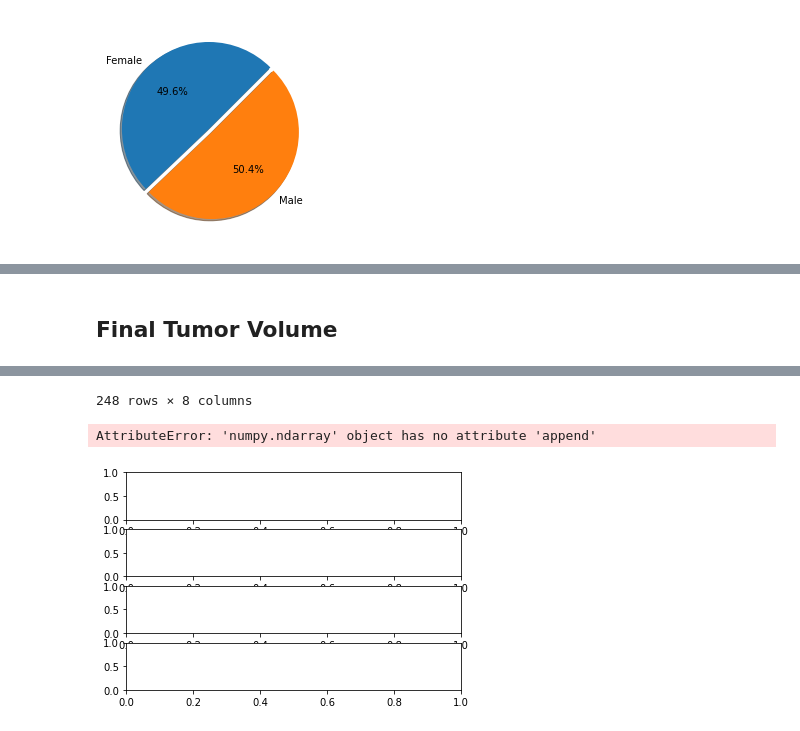
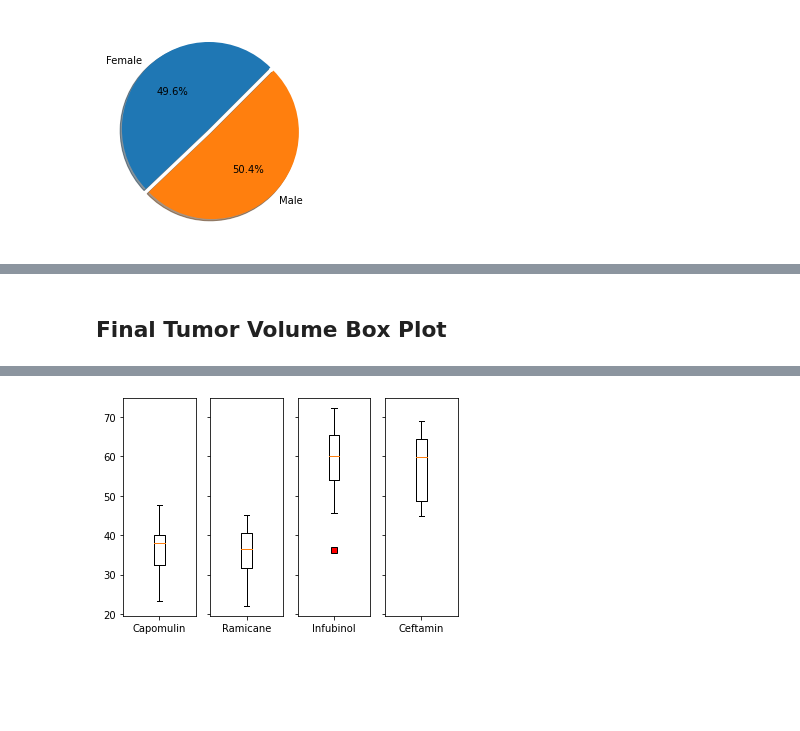
Before and after one commit to asundquistdavis/MatPlotLib-Challenge, a Jupyter notebook: PyMaceuticals/main.ipynb, the cells around one changed output, grey strips where cells are left out. Drawn from its saved outputs; the diff is of its cells as text; code cells hidden in the pictures; blank space fills up the shorter version.

```diff
--- a/PyMaceuticals/main.ipynb
+++ b/PyMaceuticals/main.ipynb
@@ -224,11 +279,12 @@ plt.pie(mouse_df.groupby('Sex').count()['Mouse ID'], labels=labels, autopct='%.1
 # %% [markdown]
-## Final Tumor Volume
+## Final Tumor Volume Box Plot
 # %%
-# Create df that stores maximum timepoint for each mouse ID
-greatest_timepoint_by_ID = study_df.groupby('Mouse ID').max()['Timepoint']
+#Create subplots and color outliesr
+fig, (ax0, ax1, ax2, ax3) = plt.subplots(ncols=4, sharey=True)
+ax0.boxplot(final_volume_list[0], labels=['Capomulin'], flierprops={'markerfacecolor':'r','marker':'s'})
+ax1.boxplot(final_volume_list[1], labels=['Ramicane'], flierprops={'markerfacecolor':'r','marker':'s'})
+ax2.boxplot(final_volume_list[2], labels=['Infubinol'], flierprops={'markerfacecolor':'r','marker':'s'})
+ax3.boxplot(final_volume_list[3], labels=['Ceftamin'], flierprops={'markerfacecolor':'r','marker':'s'})
 
-# Merge new df with original on ID and timepoint for each pair of ID and timepoint from the new df (the one that only has the maximun timepoints)
-greatest_timepoint_by_ID = pd.merge(greatest_timepoint_by_ID, study_df, on=['Mouse ID','Timepoint'], how='left')
-
-greatest_timepoint_by_ID
+plt.show()
 # %% [output]
@@ -247,40 +291 @@ greatest_timepoint_by_ID
-248 rows × 8 columns
+[figure, added]
-# %%
-# Create a list of Drug Regimens of interest
-drugs = ['Capomulin', 'Ramicane', 'Infubinol', 'Ceftamin']
-
-final_volume_list = []
-outlier_list = []
-volume_by_drug_summary = pd.DataFrame()
-
-# Loop through the different drug regimens
-for index, drug in enumerate(drugs):
-
-    # Get  all tumor volumes at max timepoint for current regimen
-    final_volume = greatest_timepoint_by_ID.loc[greatest_timepoint_by_ID['Drug Regimen'] == drug, :]
-
-    final_volume_list.append(final_volume['Tumor Volume (mm3)'])
-
-    # Read quartiles and fill in summary table
-    quars = final_volume_list[index].quantile([.25,.5,.75])
-    volume_by_drug_summary.loc[drug, 'Q1'] = quars[.25]
-    volume_by_drug_summary.loc[drug, 'Median'] = quars[.5]
-    volume_by_drug_summary.loc[drug, 'Q3'] = quars[.75]
-    volume_by_drug_summary.loc[drug, 'IQR'] = quars[.75] - quars[.25]
-    volume_by_drug_summary.loc[drug, 'Lower Bound'] = quars[.25] - 1.5 * (quars[.75] - quars[.25])
-    volume_by_drug_summary.loc[drug, 'Upper Bound'] = quars[.75] + 1.5 * (quars[.75] - quars[.25])
-    volume_by_drug_summary.loc[drug, 'Number of Outliers'] = final_volume.loc[(final_volume['Tumor Volume (mm3)'] > volume_by_drug_summary.loc[drug, 'Upper Bound']) | (final_volume['Tumor Volume (mm3)'] < volume_by_drug_summary.loc[drug, 'Lower Bound']), 'Tumor Volume (mm3)'].count()
-
-    # Fill list of outliers
-    outlier_list.append(final_volume.loc[(final_volume['Tumor Volume (mm3)'] > volume_by_drug_summary.loc[drug, 'Upper Bound']) | (final_volume['Tumor Volume (mm3)'] < volume_by_drug_summary.loc[drug, 'Lower Bound']), :])
-
-# Create a list that stores the max size of tumor for each drug regimen
-ax = []
-
-fig, ax = plt.subplots(4, sharey=True)
-
-for index, drug in enumerate(drugs):
-    ax.append(boxplot(final_volume[index]))
-# %% [output]
-AttributeError: 'numpy.ndarray' object has no attribute 'append'
-[figure, removed]
```
Also changed, not shown: parts of 17 cells of this notebook.
